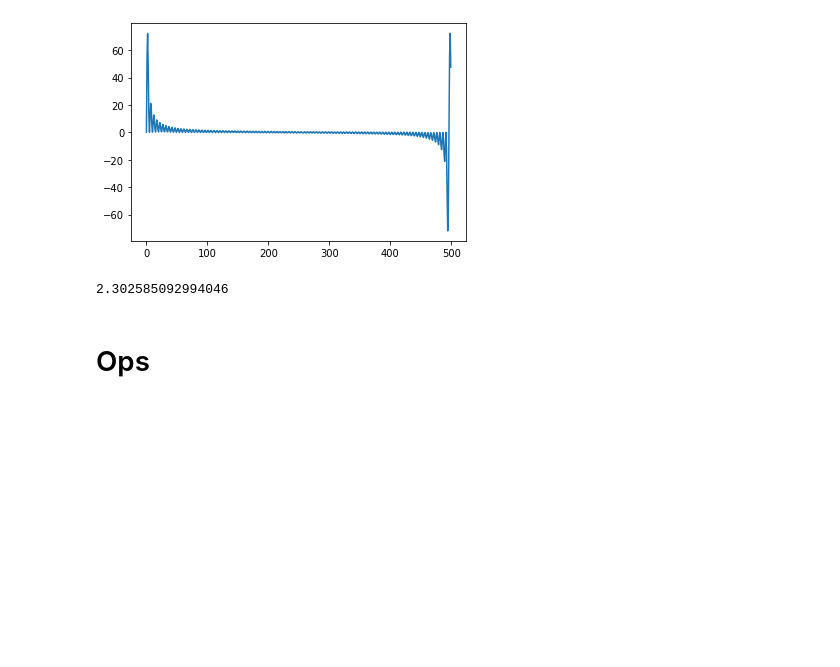
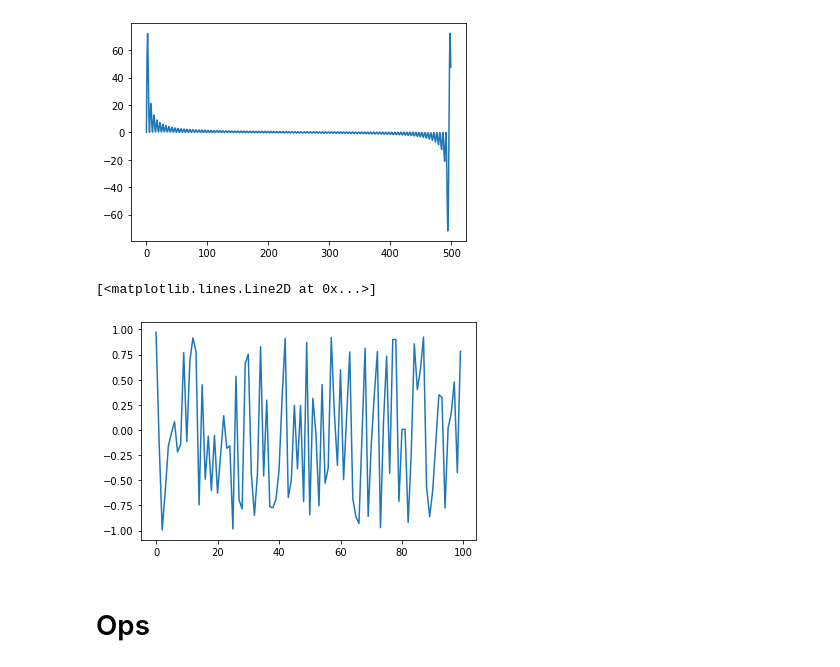
Before and after one commit to nabsara/deep-eurorack-control, a Jupyter notebook: notebooks/Untitled.ipynb, the cells around one changed output. Cells and saved outputs as stored; diff of their text form; code cells hidden in the pictures; blank space fills up the shorter version.

```diff
--- a/notebooks/Untitled.ipynb
+++ b/notebooks/Untitled.ipynb
@@ -58,9 +58,10 @@ plt.plot(signal[0,:500])
 [<matplotlib.lines.Line2D at 0x...>]
 [figure]
 # %%
-np.log(10)
+plt.plot(2*torch.rand(100)-1)
 # %% [output]
-2.302585092994046
+[<matplotlib.lines.Line2D at 0x...>]
+[figure, added]
 # %% [markdown]
 # Ops
 # %% [markdown]
```
Also changed, not shown: 1 other file.
